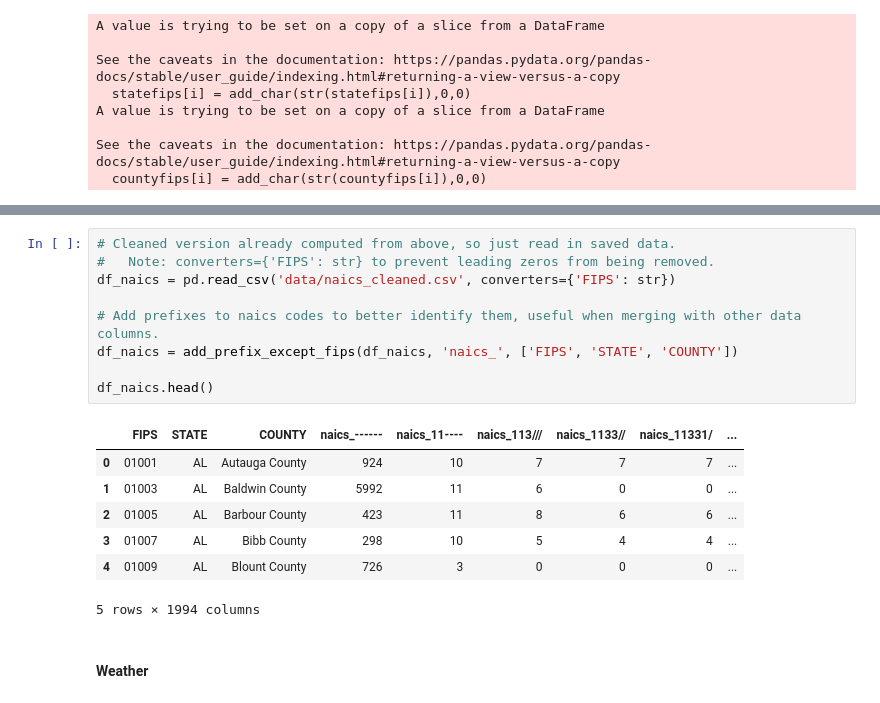
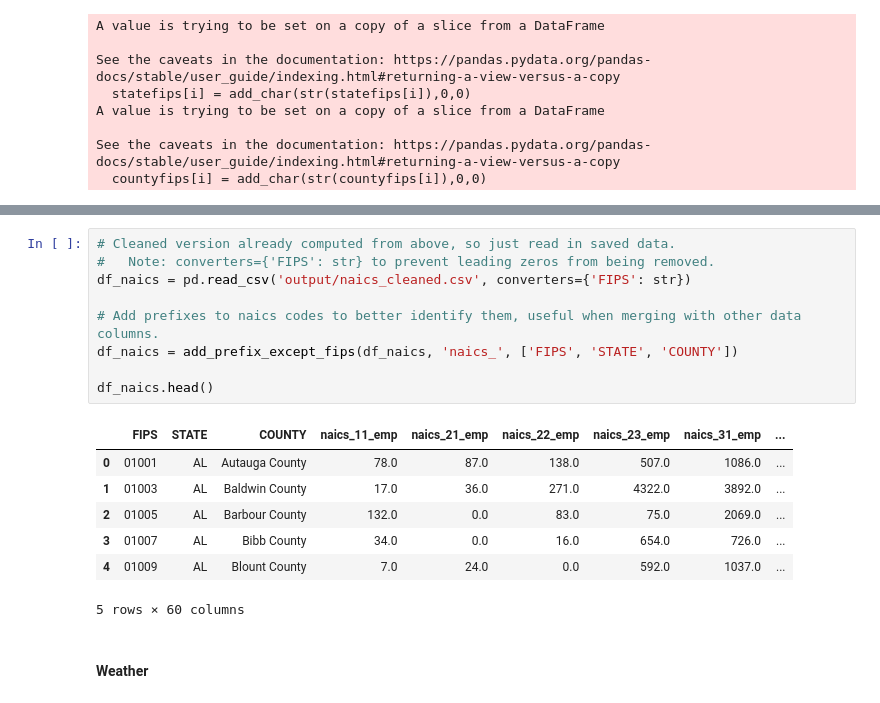
Before and after one commit to jovanyoshioka/CityFinder, a Jupyter notebook: data/jovi/clean_data.ipynb, the cells around one changed output, grey strips where cells are left out. Cells and saved outputs as stored; diff of their text form.

```diff
--- a/data/jovi/clean_data.ipynb
+++ b/data/jovi/clean_data.ipynb
@@ -386,20 +414,20 @@ df_naics.head()
 # %%
 # Cleaned version already computed from above, so just read in saved data.
 #   Note: converters={'FIPS': str} to prevent leading zeros from being removed.
-df_naics = pd.read_csv('data/naics_cleaned.csv', converters={'FIPS': str})
+df_naics = pd.read_csv('output/naics_cleaned.csv', converters={'FIPS': str})
 
 # Add prefixes to naics codes to better identify them, useful when merging with other data columns.
 df_naics = add_prefix_except_fips(df_naics, 'naics_', ['FIPS', 'STATE', 'COUNTY'])
 
 df_naics.head()
 # %% [output]
-|  | FIPS | STATE | COUNTY | naics_------ | naics_11---- | naics_113/// | naics_1133// | naics_11331/ | ... |
-| 0 | 01001 | AL | Autauga County | 924 | 10 | 7 | 7 | 7 | ... |
-| 1 | 01003 | AL | Baldwin County | 5992 | 11 | 6 | 0 | 0 | ... |
-| 2 | 01005 | AL | Barbour County | 423 | 11 | 8 | 6 | 6 | ... |
-| 3 | 01007 | AL | Bibb County | 298 | 10 | 5 | 4 | 4 | ... |
-| 4 | 01009 | AL | Blount County | 726 | 3 | 0 | 0 | 0 | ... |
+|  | FIPS | STATE | COUNTY | naics_11_emp | naics_21_emp | naics_22_emp | naics_23_emp | naics_31_emp | ... |
+| 0 | 01001 | AL | Autauga County | 78.0 | 87.0 | 138.0 | 507.0 | 1086.0 | ... |
+| 1 | 01003 | AL | Baldwin County | 17.0 | 36.0 | 271.0 | 4322.0 | 3892.0 | ... |
+| 2 | 01005 | AL | Barbour County | 132.0 | 0.0 | 83.0 | 75.0 | 2069.0 | ... |
+| 3 | 01007 | AL | Bibb County | 34.0 | 0.0 | 16.0 | 654.0 | 726.0 | ... |
+| 4 | 01009 | AL | Blount County | 7.0 | 24.0 | 0.0 | 592.0 | 1037.0 | ... |
-5 rows × 1994 columns
+5 rows × 60 columns
 # %% [markdown]
 #### Weather
 # %%
```
Also changed, not shown: parts of 10 cells of this notebook.
